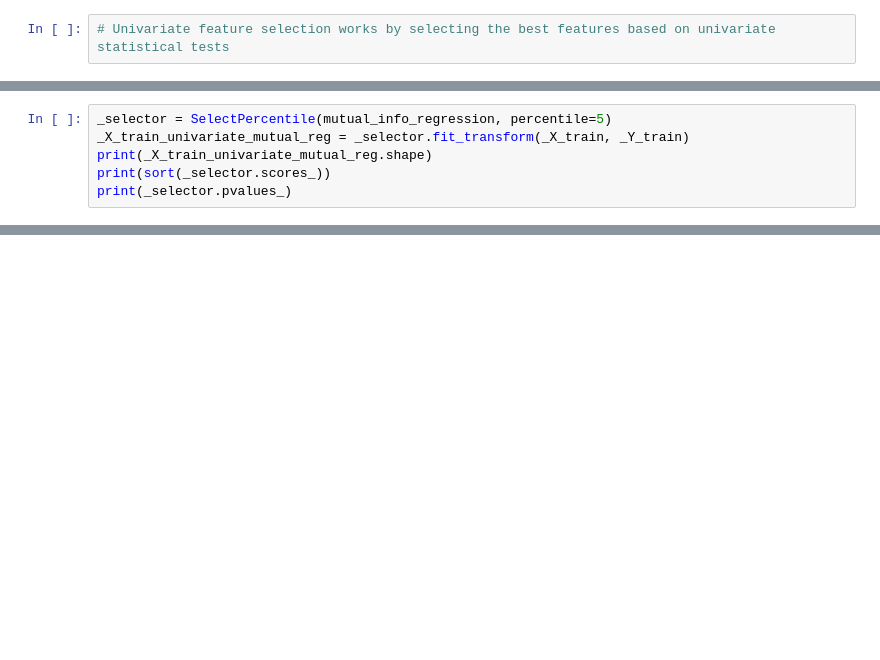
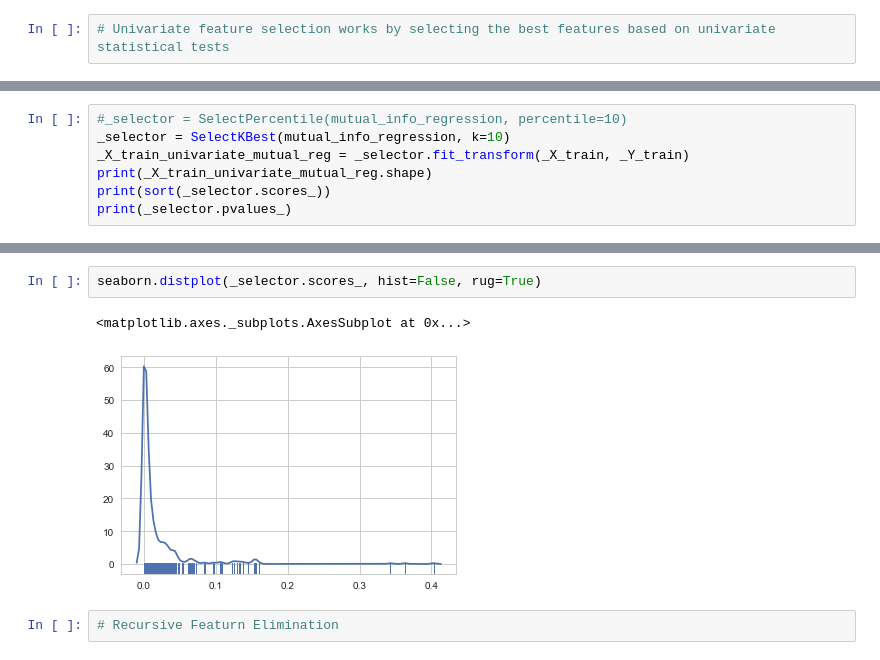
Before and after one commit to faameem/path-to-ai, a Jupyter notebook: kaggle/competitions/featured/mercedes-benz-greener-manufacturing/fm-mercdes-benz-greener-manufacturing.ipynb, the cells around one changed output, grey strips where cells are left out. Cells and saved outputs as stored; diff of their text form; blank space fills up the shorter version.

```diff
--- a/kaggle/competitions/featured/mercedes-benz-greener-manufacturing/fm-mercdes-benz-greener-manufacturing.ipynb
+++ b/kaggle/competitions/featured/mercedes-benz-greener-manufacturing/fm-mercdes-benz-greener-manufacturing.ipynb
@@ -288,7 +300,8 @@ print(sort(_selector.pvalues_))
                nan               nan               nan               nan
                nan               nan               nan]
 # %%
-_selector = SelectPercentile(mutual_info_regression, percentile=5)
+#_selector = SelectPercentile(mutual_info_regression, percentile=10)
+_selector = SelectKBest(mutual_info_regression, k=10)
 _X_train_univariate_mutual_reg = _selector.fit_transform(_X_train, _Y_train)
 print(_X_train_univariate_mutual_reg.shape)
 print(sort(_selector.scores_))
@@ -377,0 +351,7 @@ Data Set Characteristics:
+# %%
+seaborn.distplot(_selector.scores_, hist=False, rug=True)
+# %% [output]
+<matplotlib.axes._subplots.AxesSubplot at 0x...>
+[figure, added]
+# %%
+# Recursive Featurn Elimination
```
Also changed, not shown: parts of 32 cells of this notebook, 34 other files.
